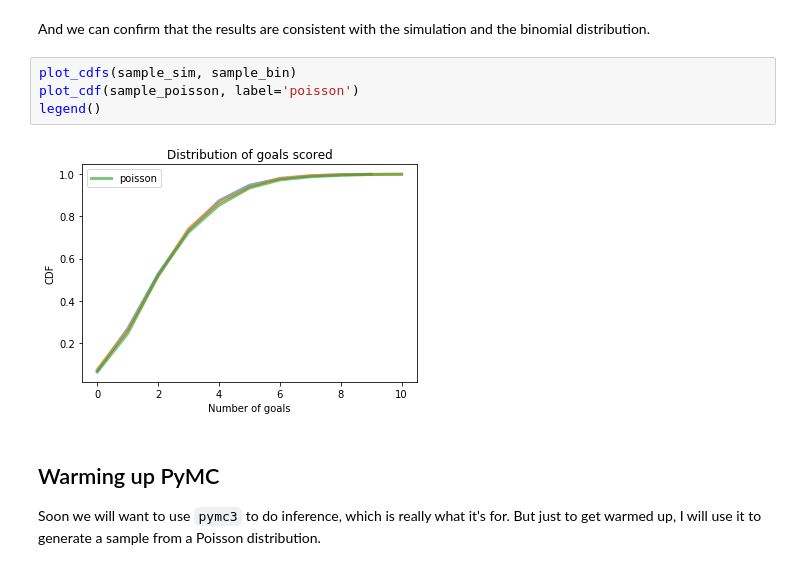
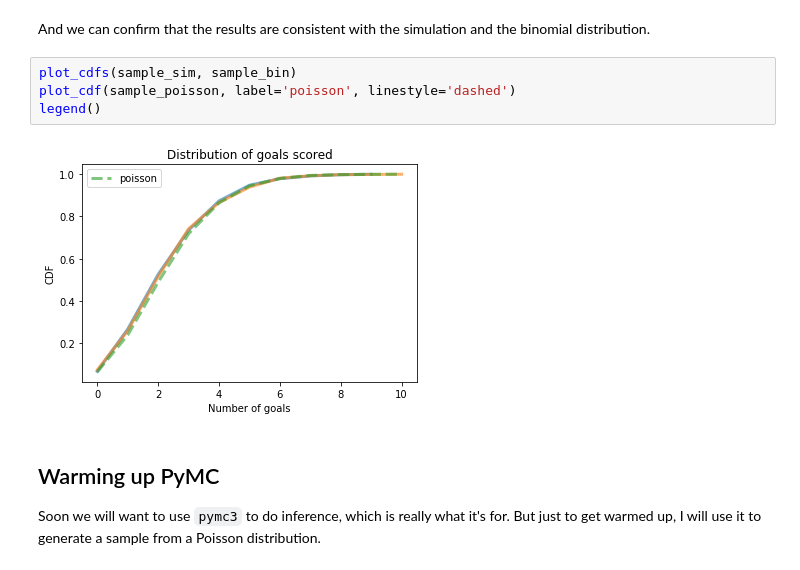
Before and after one commit to AllenDowney/BayesMadeSimple, a Jupyter notebook: zigzag.ipynb, the cells around one changed output. Cells and saved outputs as stored; diff of their text form.

```diff
--- a/zigzag.ipynb
+++ b/zigzag.ipynb
@@ -231,10 +230,10 @@ np.mean(sample_poisson)
 And we can confirm that the results are consistent with the simulation and the binomial distribution.
 # %%
 plot_cdfs(sample_sim, sample_bin)
-plot_cdf(sample_poisson, label='poisson')
+plot_cdf(sample_poisson, label='poisson', linestyle='dashed')
 legend()
 # %% [output]
-[figure, old version]
+[figure, new version]
 # %% [markdown]
 ## Warming up PyMC
 
```
Also changed, not shown: parts of 21 cells of this notebook.
